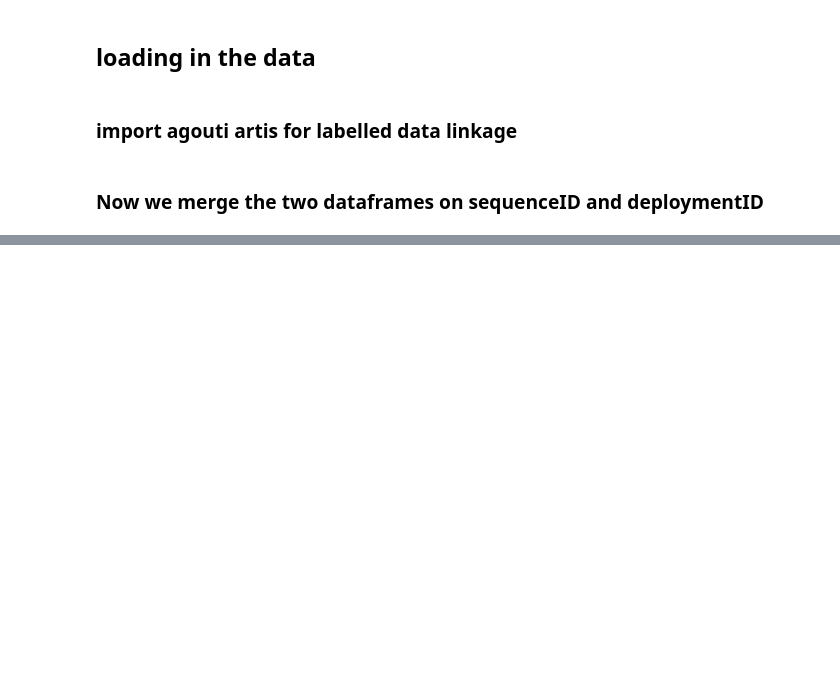
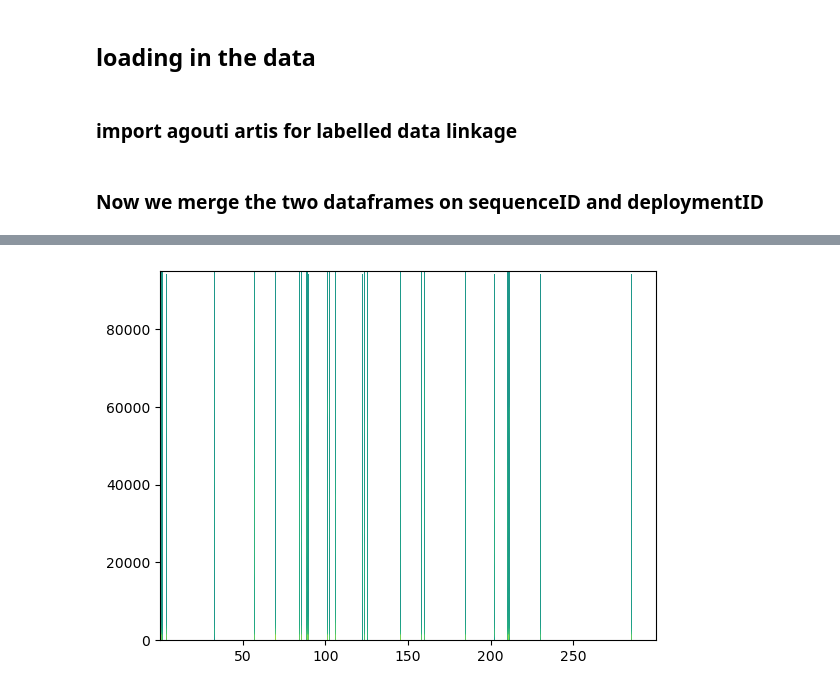
Before and after one commit to TH3RMOMETER/ThesisRodentClassification, a Jupyter notebook: methodology/methodology.ipynb, the cells around one changed output, grey strips where cells are left out. Cells and saved outputs as stored; diff of their text form; code cells hidden in the pictures; blank space fills up the shorter version.

```diff
--- a/methodology/methodology.ipynb
+++ b/methodology/methodology.ipynb
@@ -39,0 +103,5 @@ ERROR:root:ERROR: MATLAB type not supported: table, (uint32)
+# %%
+import soundfile as sf
+
+audiopath = r'C:\Users\gijst\Documents\Master Data Science\Thesis\DeepSqueak-master\Audio\Example Rat Recording.flac'
+data, samplerate = sf.read(audiopath)
@@ -39,0 +115,12 @@ ERROR:root:ERROR: MATLAB type not supported: table, (uint32)
+# %%
+import matplotlib.pyplot as plt
+
+# import reduced noise recording
+audiopath = r'C:\Users\gijst\Documents\Master Data Science\Thesis\methodology\example_rat_recording_reduced.flac'
+
+data_red, samplerate_red = sf.read(audiopath)
+
+powerSpectrum, frequenciesFound, time, imageAxis = plt.specgram(data_red, Fs=samplerate)
+plt.show()
+# %% [output]
+[figure, added]
```
Also changed, not shown: parts of 26 cells of this notebook, 16 other files.
